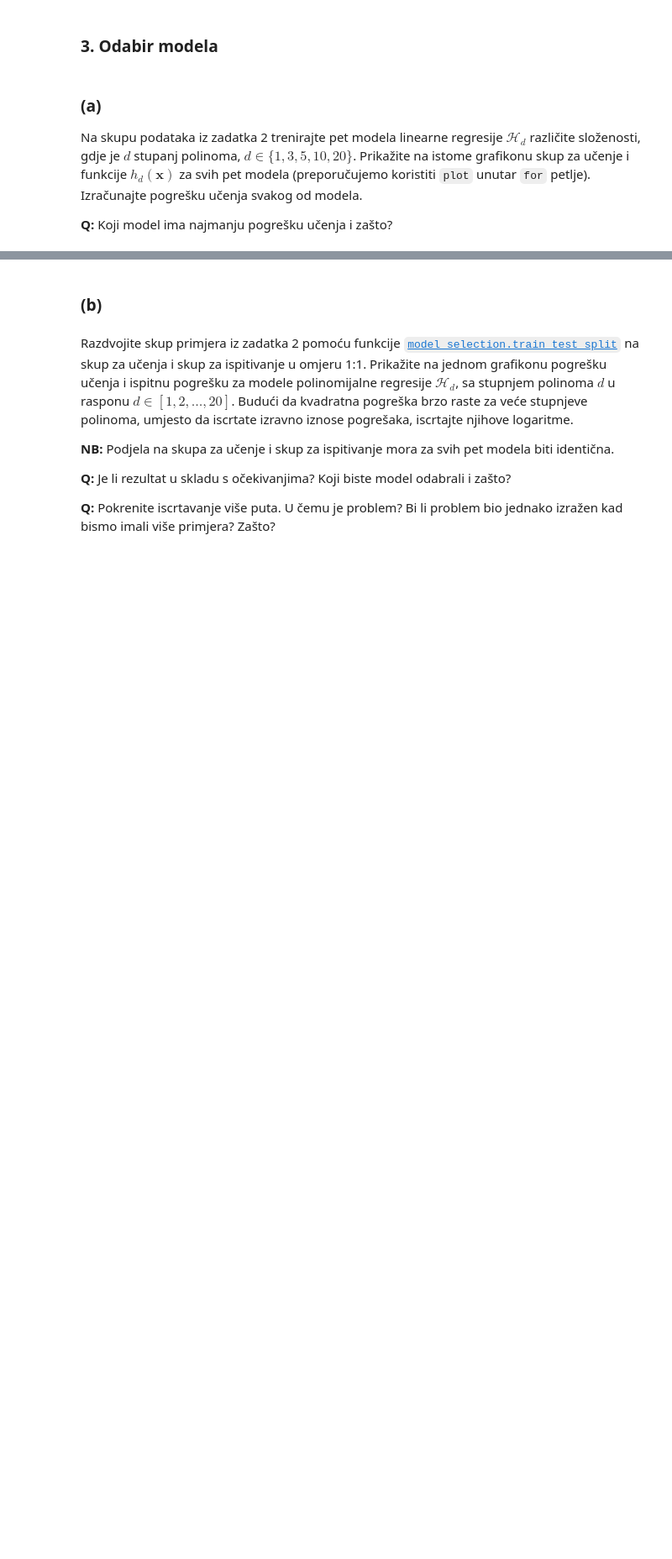
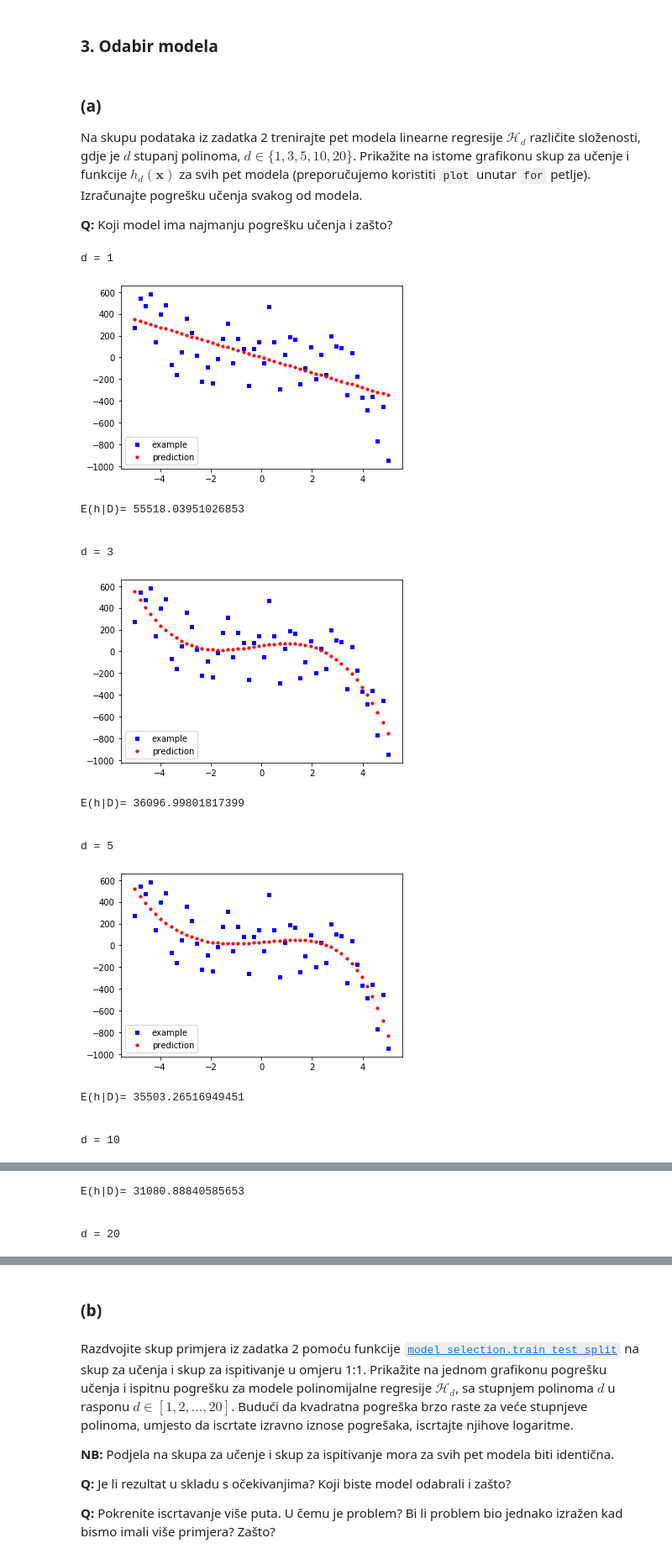
Before and after one commit to marko-curlin/SU, a Jupyter notebook: SU-2019-LAB01-Regresija.ipynb, the cells around one changed output, grey strips where cells are left out. Shown: that part at 84% size. Saved outputs shown, nothing was run; the diff lists cells and outputs as text; code cells hidden in the pictures; blank space fills up the shorter version.

```diff
--- a/SU-2019-LAB01-Regresija.ipynb
+++ b/SU-2019-LAB01-Regresija.ipynb
@@ -148,0 +225,38 @@ Na skupu podataka iz zadatka 2 trenirajte pet modela linearne regresije $\mathca
+# %%
+d_list = [1, 3, 5, 10, 20]
+
+for d in d_list:
+    print('d = {}'.format(d))
+    poly = PolynomialFeatures(d)
+    fi = poly.fit_transform(X)
+
+    w = linalg.pinv(fi) @ y
+
+    h_x = w.T @ fi.T
+
+    fig = plt.figure()
+    ax1 = fig.add_subplot(111)
+
+    ax1.scatter(X, y, s=10, c='b', marker="s", label='example')
+    ax1.scatter(X, h_x, s=10, c='r', marker="o", label='prediction')
+    plt.legend(loc='lower left');
+    plt.show()
+
+    print('E(h|D)= {}\n\n'.format(metrics.mean_squared_error(y, h_x[0])))
+# %% [output]
+d = 1
+[figure, added]
+E(h|D)= 55518.03951026853
+
+
+d = 3
+[figure, added]
+E(h|D)= 36096.99801817399
+
+
+d = 5
+[figure, added]
+E(h|D)= 35503.26516949451
+
+
+d = 10
@@ -148,0 +264,4 @@ Na skupu podataka iz zadatka 2 trenirajte pet modela linearne regresije $\mathca
+E(h|D)= 31080.88840585653
+
+
+d = 20
```
Also changed, not shown: parts of 13 cells of this notebook.
